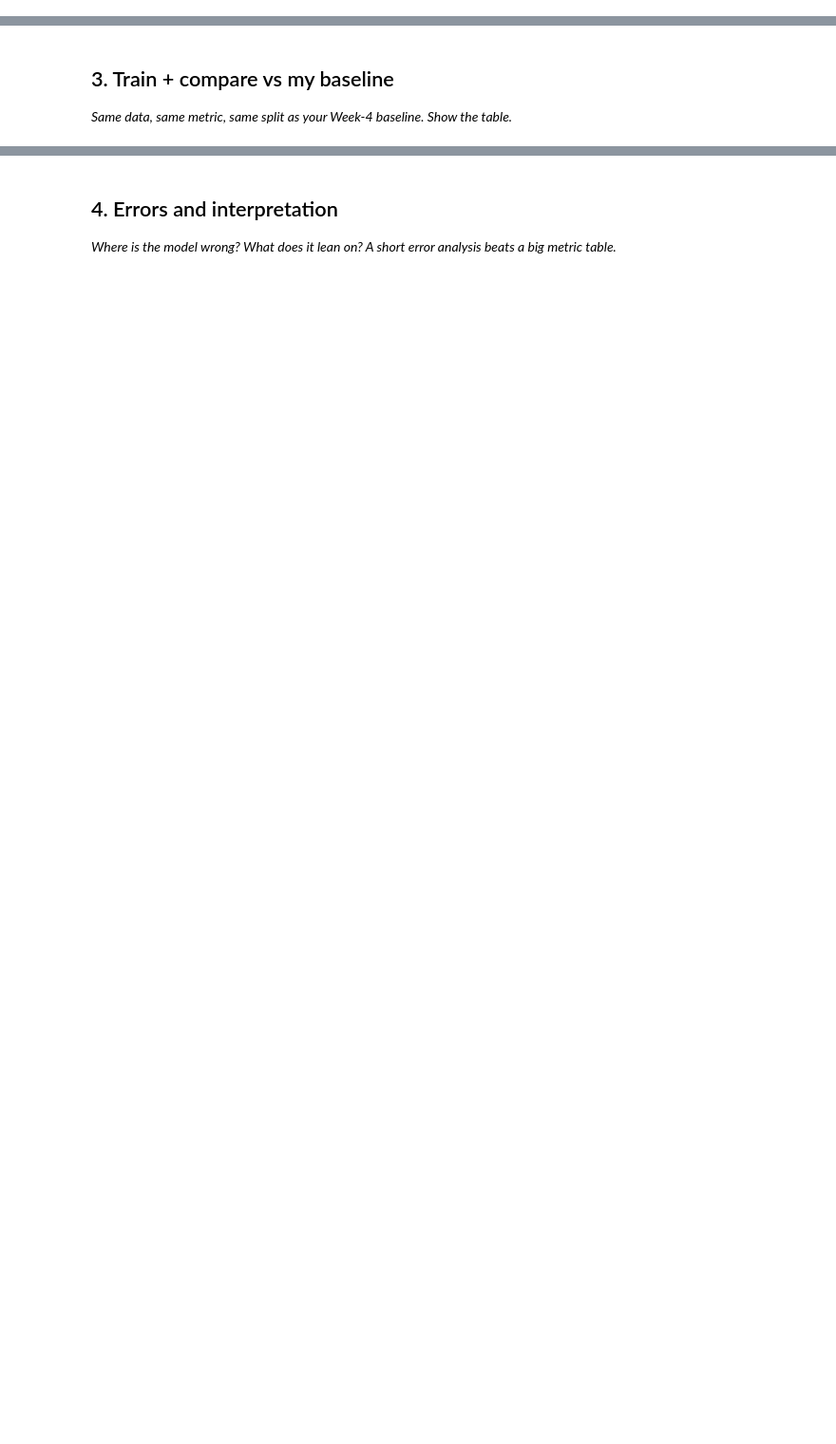
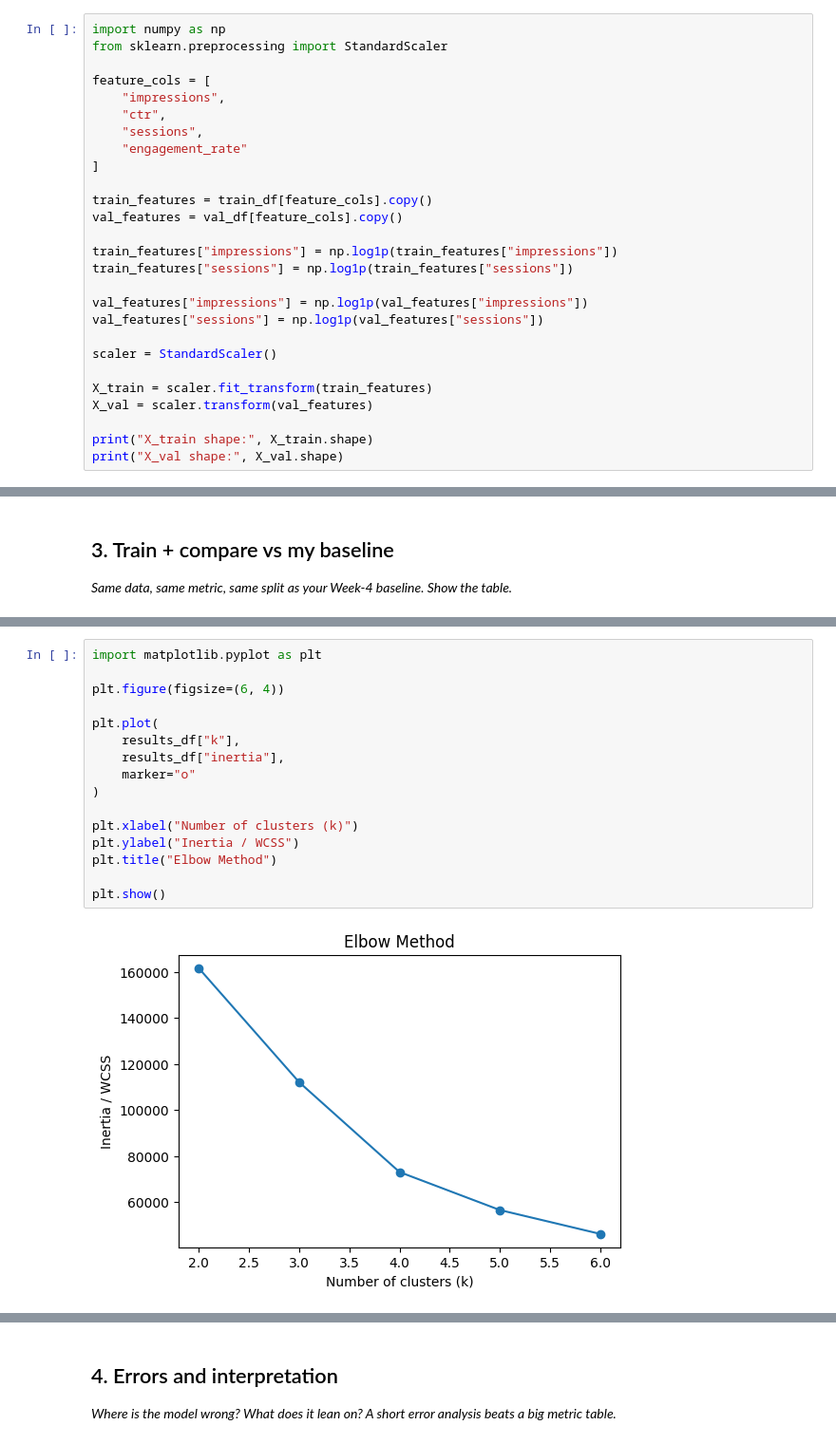
Before and after one commit to nando135/flyrank_ml_1, a Jupyter notebook: work/notebooks/w05_model.ipynb, the cells around one changed output, grey strips where cells are left out. Shown at 95% size. Saved outputs shown, nothing was run; the diff lists cells and outputs as text; blank space fills up the shorter version.

```diff
--- a/work/notebooks/w05_model.ipynb
+++ b/work/notebooks/w05_model.ipynb
@@ -22,0 +118,27 @@ This skeleton is yours to fill. Work the sections **in order** — each one has
+# %%
+import numpy as np
+from sklearn.preprocessing import StandardScaler
+
+feature_cols = [
+    "impressions",
+    "ctr",
+    "sessions",
+    "engagement_rate"
+]
+
+train_features = train_df[feature_cols].copy()
+val_features = val_df[feature_cols].copy()
+
+train_features["impressions"] = np.log1p(train_features["impressions"])
+train_features["sessions"] = np.log1p(train_features["sessions"])
+
+val_features["impressions"] = np.log1p(val_features["impressions"])
+val_features["sessions"] = np.log1p(val_features["sessions"])
+
+scaler = StandardScaler()
+
+X_train = scaler.fit_transform(train_features)
+X_val = scaler.transform(val_features)
+
+print("X_train shape:", X_train.shape)
+print("X_val shape:", X_val.shape)
@@ -29,0 +197,18 @@ This skeleton is yours to fill. Work the sections **in order** — each one has
+# %%
+import matplotlib.pyplot as plt
+
+plt.figure(figsize=(6, 4))
+
+plt.plot(
+    results_df["k"],
+    results_df["inertia"],
+    marker="o"
+)
+
+plt.xlabel("Number of clusters (k)")
+plt.ylabel("Inertia / WCSS")
+plt.title("Elbow Method")
+
+plt.show()
+# %% [output]
+[figure, added]
```
Also changed, not shown: parts of 22 cells of this notebook.
